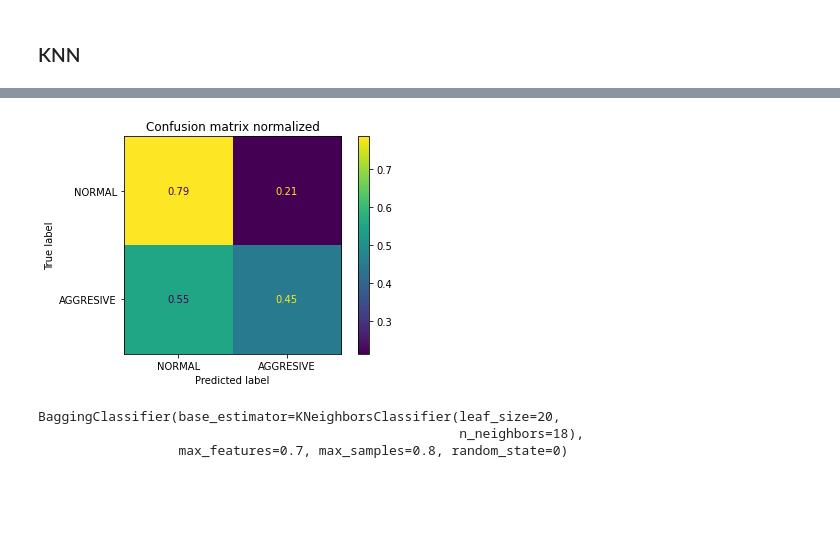
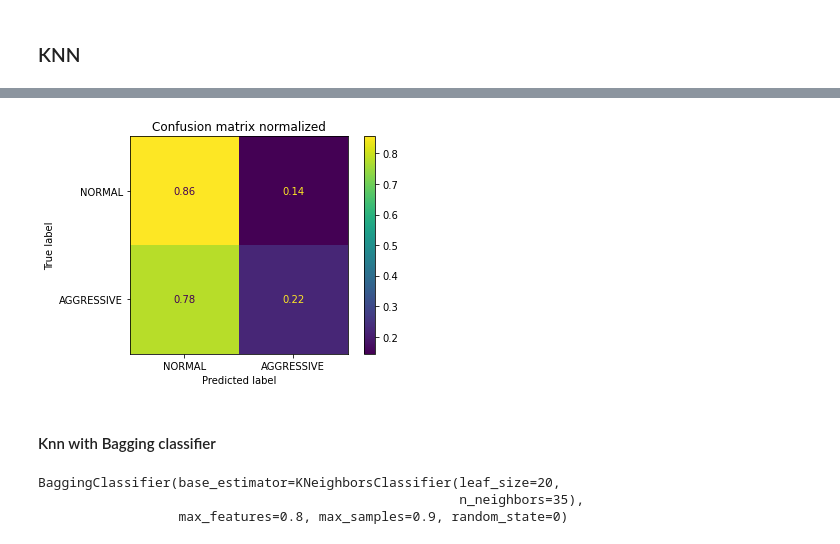
Before and after one commit to samueldiaz1004/driving_behavior_project, a Jupyter notebook: models/driving_behavior_brf.ipynb, the cells around one changed output, grey strips where cells are left out. Saved outputs shown, nothing was run; the diff lists cells and outputs as text; code cells hidden in the pictures; blank space fills up the shorter version.

```diff
--- a/models/driving_behavior_brf.ipynb
+++ b/models/driving_behavior_brf.ipynb
@@ -68,8 +68,8 @@ df_train
 # %% [markdown]
 ### Only select normal and aggressive values
 # %%
-df_train = df_train.loc[df_train['Class'] != 0]
-df_test = df_test.loc[df_test['Class'] != 0]
+df_train = df_train.loc[df_train['Class'] != 1]
+df_test = df_test.loc[df_test['Class'] != 1]
 
 df_train
 # %% [output]
@@ -204,15 +205,8 @@ random_grid = {'n_estimators': n_estimators,
                'min_samples_leaf': min_samples_leaf,
                'bootstrap': bootstrap}
 # %%
-weights = {1:1, 2:1}
+weights = {0:1, 2:2.8}
 random_forest = RandomForestClassifier(random_state=0, criterion="entropy", min_impurity_decrease=0, class_weight=weights)
 
-param_grid = {'n_estimators': np.arange(2, 30, 2), 'max_depth': np.arange(3, 30), 'max_leaf_nodes': np.arange(6, 30, 2), 'min_samples_leaf': np.arange(1, 4)}
-
-# best_params: test 47.5% {'max_depth': 7, 'n_estimators': 33}
-
-# AccY, AccX, GyroZ, GyroX
-# best params 2 : test 47% {'n_estimators': 96, 'min_samples_split': 3 'min_samples_leaf': 1, 'max_features': 'sqrt', 'max_depth': 5,'bootstrap': False}
-
-random_gscv = RandomizedSearchCV(random_forest, random_grid, n_iter=100, cv=5, verbose=10, n_jobs=10, random_state=0)
+random_gscv = RandomizedSearchCV(random_forest, random_grid, n_iter=1000, cv=5, verbose=10, n_jobs=10, random_state=0)
 random_gscv.fit(X_train, y_train)
@@ -259,5 +234,5 @@ random_gscv.score(X_test, y_test)
 # %%
-classes = ["NORMAL", "AGGRESIVE"]
+classes = ["NORMAL", "AGGRESSIVE"]
 # %%
 y_pred = random_gscv.predict(X_test)
 
@@ -307,7 +282,7 @@ from sklearn.model_selection import GridSearchCV
 # %%
 Kneigh = KNeighborsClassifier(weights="uniform")
 
-param_grid = {'n_neighbors': np.arange(1, 20), 'leaf_size': np.arange(20, 40)}
+param_grid = {'n_neighbors': np.arange(1, 100), 'leaf_size': np.arange(20, 40)}
 
 knn_gscv = GridSearchCV(Kneigh, param_grid, cv=5, verbose=10, n_jobs=10)
 knn_gscv.fit(X_train, y_train)
@@ -348,18 +315,22 @@ plt.show()
 # %%
+CM_norm = confusion_matrix(y_test, y_pred, normalize="true")
+
 ConfusionMatrixDisplay(confusion_matrix=CM_norm, display_labels=classes).plot()
 plt.title('Confusion matrix normalized')
 plt.show()
 # %% [output]
-[figure, old version]
+[figure, new version]
+# %% [markdown]
+#### Knn with Bagging classifier
 # %%
 from sklearn.ensemble import BaggingClassifier
 
-knn_bagging = BaggingClassifier(knn_gscv.best_estimator_, max_samples=0.8, max_features=0.7, random_state=0)
+knn_bagging = BaggingClassifier(KNeighborsClassifier(**knn_gscv.best_params_), max_samples=0.9, max_features=0.8, random_state=0)
 knn_bagging.fit(X_train, y_train)
 # %% [output]
 BaggingClassifier(base_estimator=KNeighborsClassifier(leaf_size=20,
-                                                      n_neighbors=18),
-                  max_features=0.7, max_samples=0.8, random_state=0)
+                                                      n_neighbors=35),
+                  max_features=0.8, max_samples=0.9, random_state=0)
 # %%
 knn_bagging.score(X_train, y_train)
 # %% [output]
```
Also changed, not shown: parts of 32 cells of this notebook, 18 other files.
